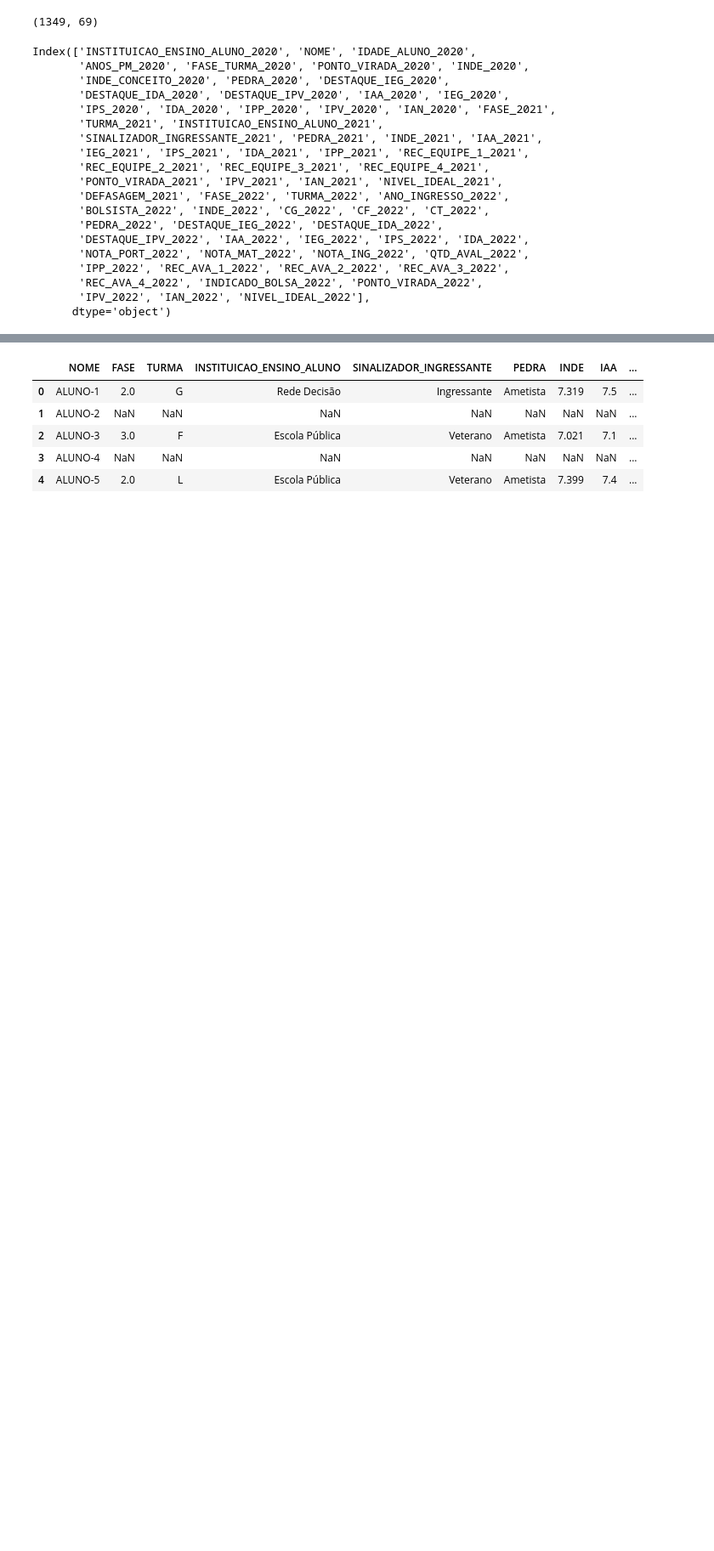
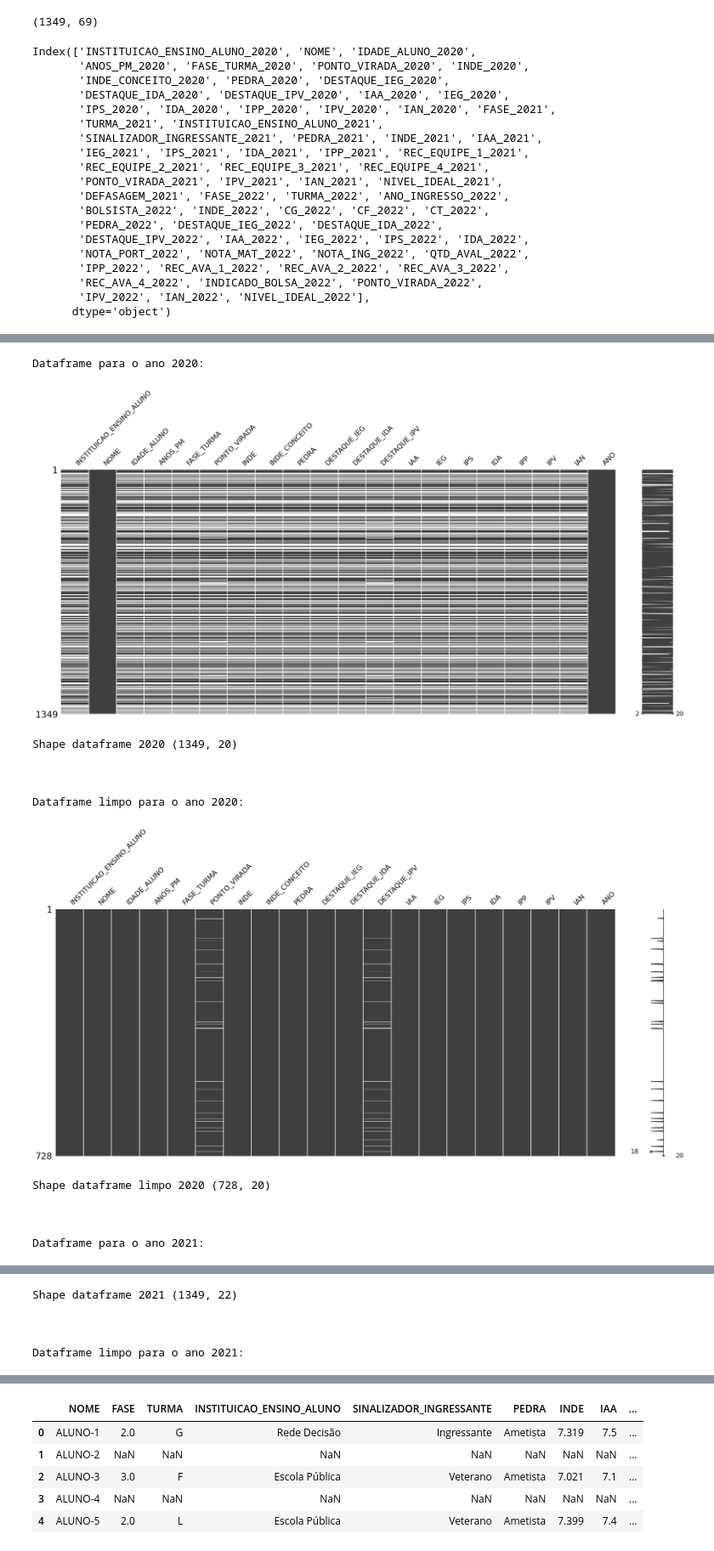
Before and after one commit to dhachcar/postech-tech-challenge-5, a Jupyter notebook: Tech_Challenge_5_Análise_Exploratória.ipynb, the cells around one changed output, grey strips where cells are left out. Shown at 85% size. Saved outputs shown, nothing was run; the diff lists cells and outputs as text; code cells hidden in the pictures; blank space fills up the shorter version.

```diff
--- a/Tech_Challenge_5_Análise_Exploratória.ipynb
+++ b/Tech_Challenge_5_Análise_Exploratória.ipynb
@@ -58,0 +88,20 @@ df_concat = pd.concat([df_2020, df_2021, df_2022], ignore_index=True)
+# %%
+# quebra o df original por ano
+df_2020, df_2020_clean = processar_ano(df, 2020)
+df_2021, df_2021_clean = processar_ano(df, 2021)
+df_2022, df_2022_clean = processar_ano(df, 2022)
+df_concat = pd.concat([df_2020_clean, df_2021_clean, df_2022_clean], ignore_index=True)
+# %% [output]
+Dataframe para o ano 2020:
+[figure, added]
+Shape dataframe 2020 (1349, 20)
+
+
+
+Dataframe limpo para o ano 2020:
+[figure, added]
+Shape dataframe limpo 2020 (728, 20)
+
+
+
+Dataframe para o ano 2021:
@@ -58,0 +109,5 @@ df_concat = pd.concat([df_2020, df_2021, df_2022], ignore_index=True)
+Shape dataframe 2021 (1349, 22)
+
+
+
+Dataframe limpo para o ano 2021:
```
Also changed, not shown: parts of 24 cells of this notebook.
